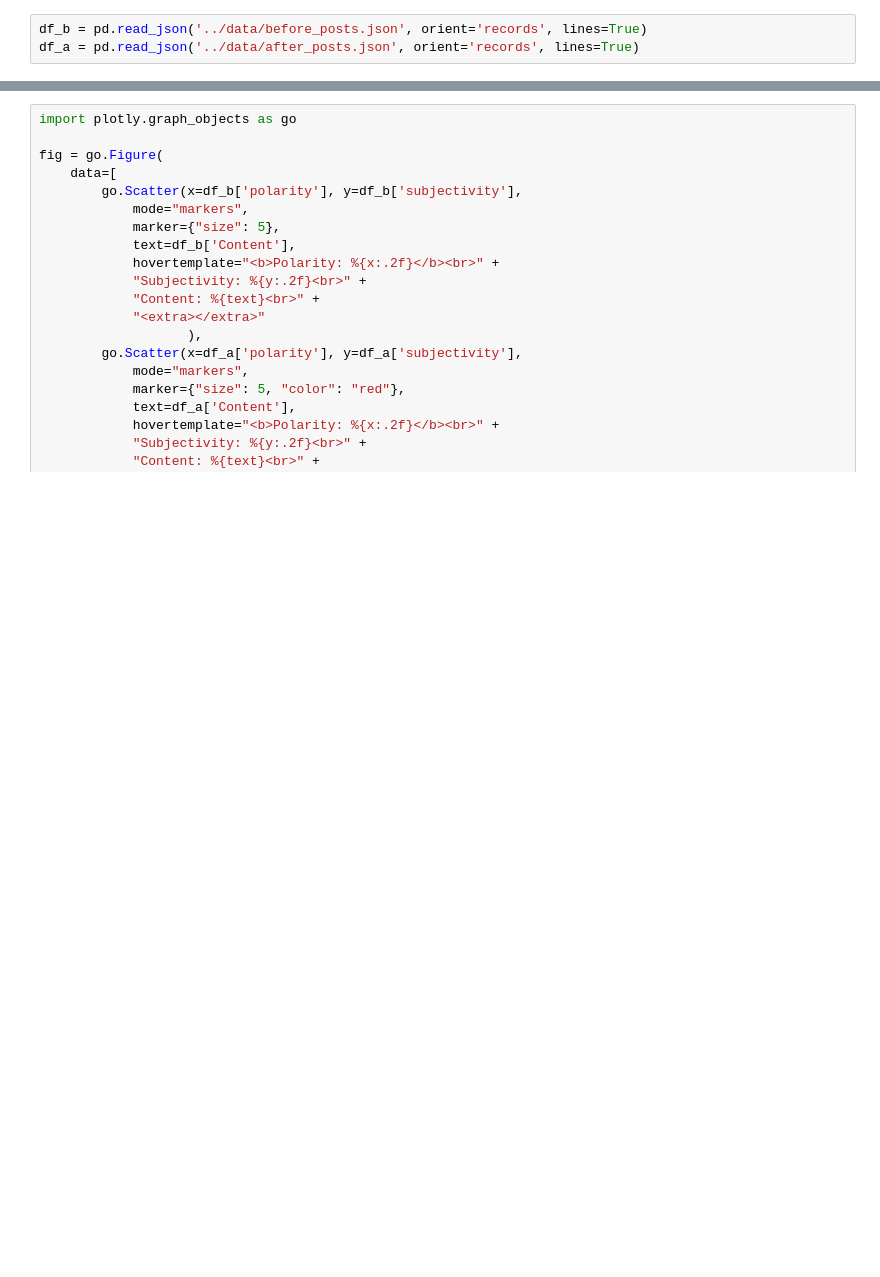
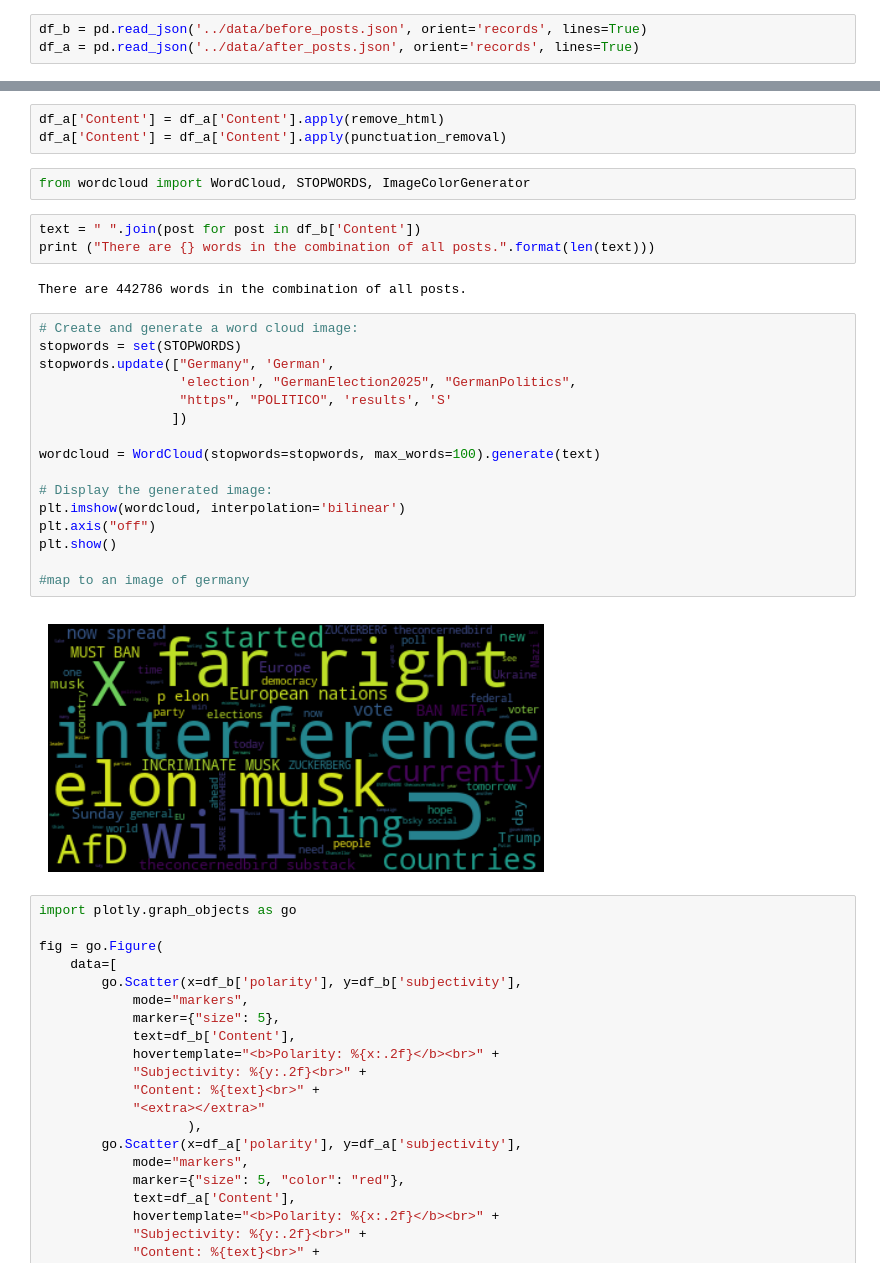
Before and after one commit to tonykelly00/social-media-election_project, a Jupyter notebook: notebooks/BlueSky.ipynb, the cells around one changed output, grey strips where cells are left out. Drawn from its saved outputs; the diff is of its cells as text; blank space fills up the shorter version.

```diff
--- a/notebooks/BlueSky.ipynb
+++ b/notebooks/BlueSky.ipynb
@@ -110,3 +151,31 @@ df_a = pd.read_json('../data/after_posts.json', orient='records', lines=True)
+# %%
+df_a['Content'] = df_a['Content'].apply(remove_html)
+df_a['Content'] = df_a['Content'].apply(punctuation_removal)
+# %%
+from wordcloud import WordCloud, STOPWORDS, ImageColorGenerator
+# %%
+text = " ".join(post for post in df_b['Content'])
+print ("There are {} words in the combination of all posts.".format(len(text)))
+# %% [output]
+There are 442786 words in the combination of all posts.
+# %%
+# Create and generate a word cloud image:
+stopwords = set(STOPWORDS)
+stopwords.update(["Germany", 'German',
+                  'election', "GermanElection2025", "GermanPolitics",
+                  "https", "POLITICO", 'results', 'S'
+                 ])
+
+wordcloud = WordCloud(stopwords=stopwords, max_words=100).generate(text)
+
+# Display the generated image:
+plt.imshow(wordcloud, interpolation='bilinear')
+plt.axis("off")
+plt.show()
+
+#map to an image of germany
+# %% [output]
+[figure, added]
 # %%
 import plotly.graph_objects as go
 
```
Also changed, not shown: parts of 12 cells of this notebook.
